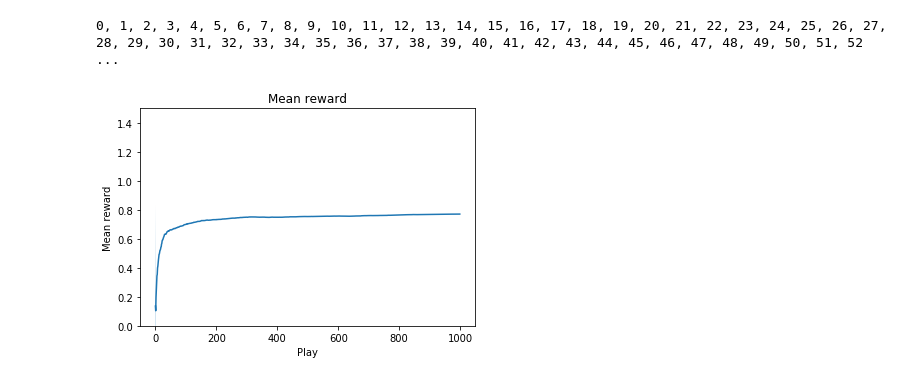
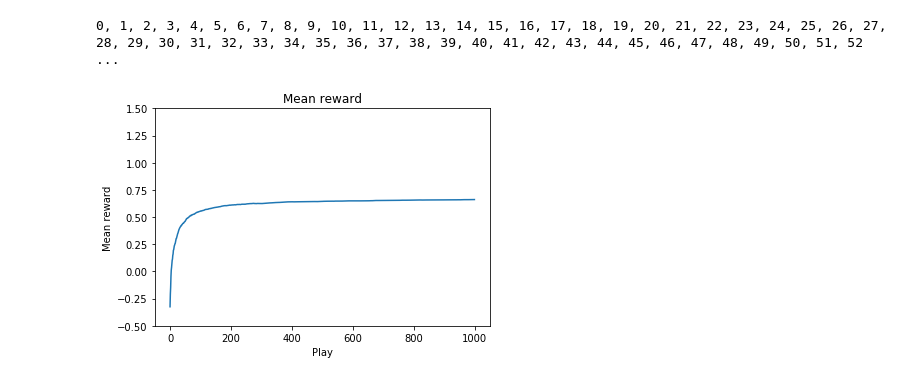
Before and after one commit to samdjstephens/reinforce, a Jupyter notebook: 10 Armed Bandit.ipynb, the cells around one changed output. Saved outputs shown, nothing was run; the diff lists cells and outputs as text; code cells hidden in the pictures.

Commit message:
Fixed incremental action value update

```diff
--- a/10 Armed Bandit.ipynb
+++ b/10 Armed Bandit.ipynb
@@ -87,14 +92,16 @@ def iter_plays(bandit, agent, num_plays=1000, print_=False):
         response = bandit.get_response(action)
         print_ and print(f"Reward: {response}")
         print_ and print("\n##################\n")
-        agent.update(action, response, play_number)
+        agent.update(action, response)
         print_ and time.sleep(1)
         yield bandit, agent
 # %%
 all_on_optimal_actions = []
 all_mean_rewards = []
+N_ARMS = 10
 for _repeat in range(200):
-    bandit, agent = make_bandit(10), make_agent(10, 0, 0.3)
+    bandit = make_bandit(N_ARMS)
+    agent = make_agent(N_ARMS, 0, 0.5)
     print(_repeat, end=', ')
     on_optimal_action = []
     mean_rewards = []
@@ -105,24 +112,19 @@ for _repeat in range(200):
     all_mean_rewards.append(mean_rewards)
 # %% [output]
 0, 1, 2, 3, 4, 5, 6, 7, 8, 9, 10, 11, 12, 13, 14, 15, 16, 17, 18, 19, 20, 21, 22, 23, 24, 25, 26, 27, 28, 29, 30, 31, 32, 33, 34, 35, 36, 37, 38, 39, 40, 41, 42, 43, 44, 45, 46, 47, 48, 49, 50, 51, 52 ...
-# %%
-all_on_optimal_actions = np.array(all_on_optimal_actions)
-all_mean_rewards = np.array(all_mean_rewards)
 # %%
-all_mean_rewards_avg = all_mean_rewards.mean(axis=0)
-perc_optimal_actions = 100 * all_on_optimal_actions.mean(axis=0)
+all_mean_rewards_avg = np.array(all_mean_rewards).mean(axis=0)
+perc_optimal_actions = 100 * np.array(all_on_optimal_actions).mean(axis=0)
 # %%
 plt.figure()
 plt.title("Mean reward")
 plt.plot(all_mean_rewards_avg)
-plt.fill_between(all_mean_rewards_avg - all_mean_rewards_avg.std(axis=0),
-                 all_mean_rewards_avg + all_mean_rewards_avg.std(axis=0))
 plt.xlabel("Play")
 plt.ylabel("Mean reward")
-plt.ylim(0,1.5)
+plt.ylim(-0.5,1.5)
 plt.show()
 # %% [output]
-[figure, old version]
+[figure, new version]
 # %%
 plt.figure(figsize=(9,9))
 plt.title("Percentage agents on optimal action")
```
Also changed, not shown: parts of 2 cells of this notebook.
